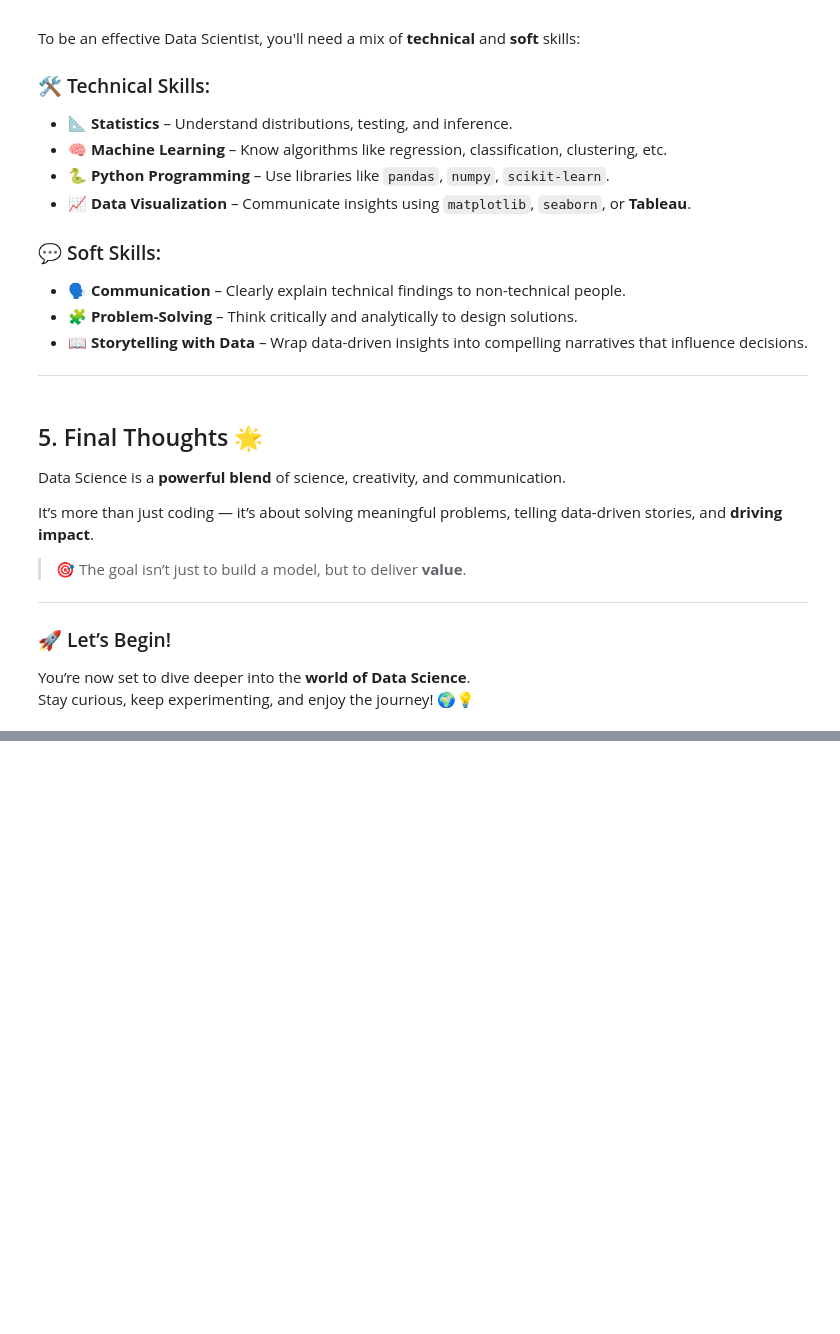
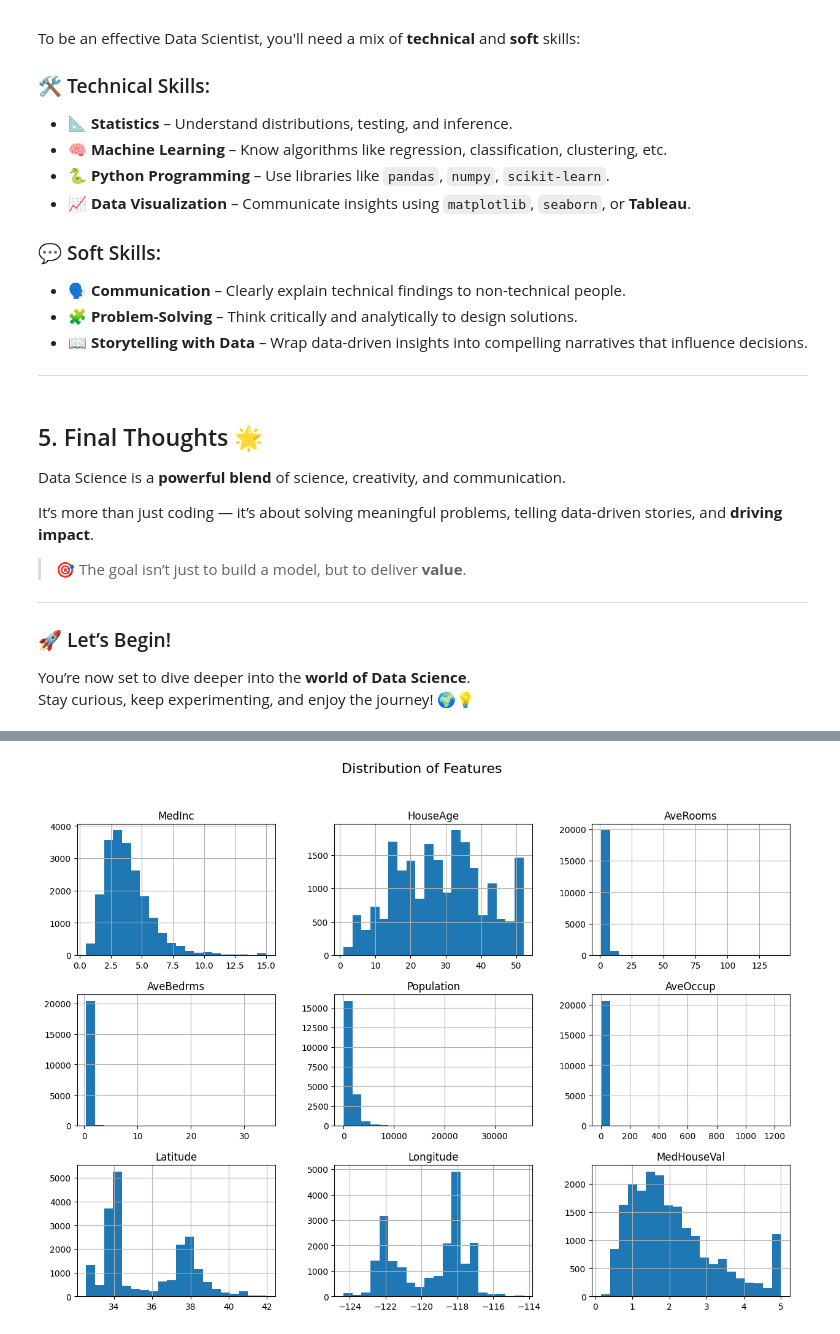
Before and after one commit to AhmadMananOfficial/Data-Science, a Jupyter notebook: NoteBook.ipynb, the cells around one changed output, grey strips where cells are left out. Saved outputs shown, nothing was run; the diff lists cells and outputs as text; code cells hidden in the pictures; blank space fills up the shorter version.

Commit message:
Add Data Science Process Notes

```diff
--- a/NoteBook.ipynb
+++ b/NoteBook.ipynb
@@ -110,0 +253,87 @@ Stay curious, keep experimenting, and enjoy the journey! 🌍💡
+# %%
+# 🔍 Data Science Process
+
+# 📦 Step 0: Import Required Libraries
+import pandas as pd
+import numpy as np
+import matplotlib.pyplot as plt
+import seaborn as sns
+
+from sklearn.datasets import fetch_california_housing
+from sklearn.model_selection import train_test_split
+from sklearn.linear_model import LinearRegression
+from sklearn.metrics import mean_squared_error, r2_score
+from sklearn.preprocessing import StandardScaler
+
+# 📥 Step 1: Load Sample Dataset (California Housing)
+data = fetch_california_housing(as_frame=True)
+df = data.frame
+df.head()
+
+# 🔎 Step 2: EDA - Basic Exploration
+
+# Dataset shape
+print("Dataset Shape:", df.shape)
+
+# Data types and missing values
+print("\nInfo:")
+print(df.info())
+
+# Summary statistics
+print("\nDescribe:")
+print(df.describe())
+
+# 📊 Step 3: EDA - Visualizations
+
+# Histograms
+df.hist(bins=20, figsize=(15, 10))
+plt.suptitle("Distribution of Features", fontsize=16)
+plt.show()
+
+# Correlation heatmap
+plt.figure(figsize=(10, 8))
+sns.heatmap(df.corr(), annot=True, cmap='coolwarm')
+plt.title("Feature Correlation Heatmap")
+plt.show()
+
+# 🧹 Step 4: Data Preprocessing
+
+# Feature-target split
+X = df.drop("MedHouseVal", axis=1)
+y = df["MedHouseVal"]
+
+# Train-test split
+X_train, X_test, y_train, y_test = train_test_split(X, y, test_size=0.2, random_state=42)
+
+# Feature scaling
+scaler = StandardScaler()
+X_train_scaled = scaler.fit_transform(X_train)
+X_test_scaled = scaler.transform(X_test)
+
+# 🤖 Step 5: Model Training - Linear Regression
+
+model = LinearRegression()
+model.fit(X_train_scaled, y_train)
+
+# Predictions
+y_pred = model.predict(X_test_scaled)
+
+# 📏 Step 6: Model Evaluation
+
+mse = mean_squared_error(y_test, y_pred)
+r2 = r2_score(y_test, y_pred)
+
+print(f"📉 Mean Squared Error: {mse:.2f}")
+print(f"✅ R-squared Score: {r2:.2f}")
+
+# 📈 Step 7: Visualization of Predictions vs Actual
+
+plt.figure(figsize=(8, 6))
+plt.scatter(y_test, y_pred, alpha=0.5)
+plt.xlabel("Actual Prices")
+plt.ylabel("Predicted Prices")
+plt.title("Actual vs. Predicted House Prices")
+plt.plot([0, 5], [0, 5], color="red", linestyle="--")  # Diagonal line
+plt.grid()
+plt.show()
+# %% [output]
@@ -110,0 +357 @@ Stay curious, keep experimenting, and enjoy the journey! 🌍💡
+[figure, added]
```
Also changed, not shown: parts of 8 cells of this notebook.
